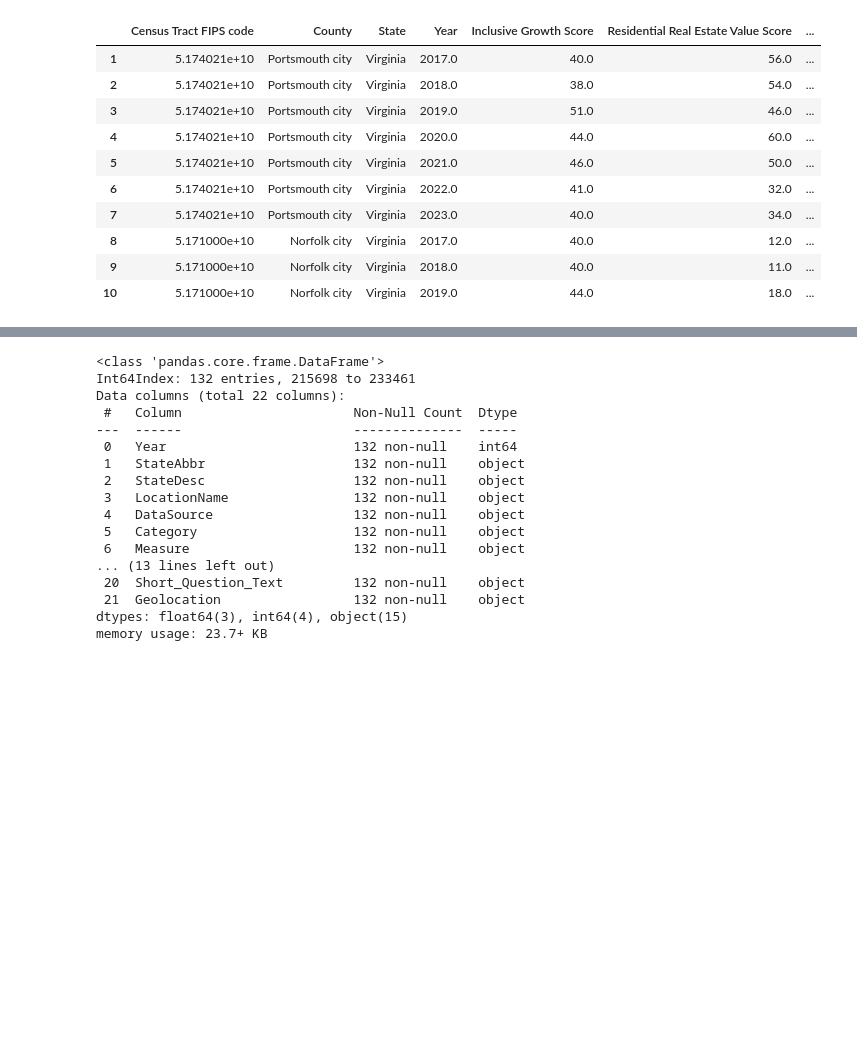
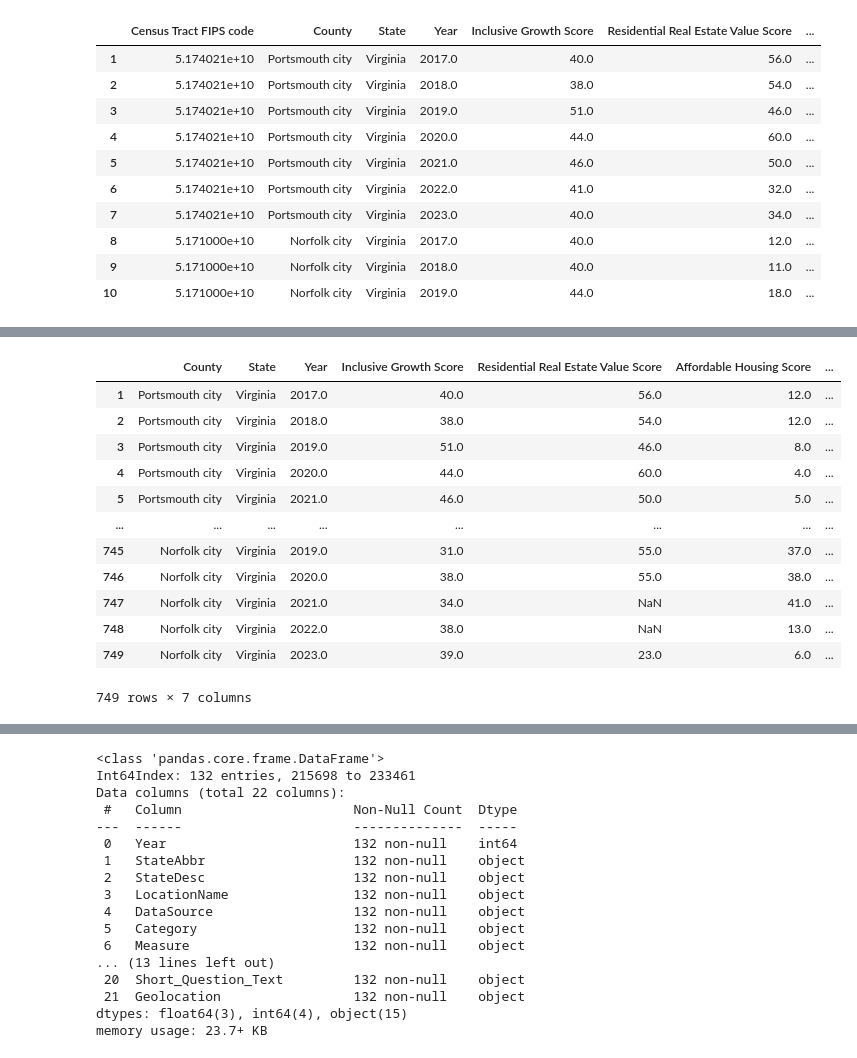
Before and after one commit to coreen-mullen/VikingStorm, a Jupyter notebook: VIKINGSTORM.ipynb, the cells around one changed output, grey strips where cells are left out. Drawn from its saved outputs; the diff is of its cells as text; code cells hidden in the pictures; blank space fills up the shorter version.

```diff
--- a/VIKINGSTORM.ipynb
+++ b/VIKINGSTORM.ipynb
@@ -56,0 +74,17 @@ IGS_data.head(10)
+# %%
+IGS_graph_data = IGS_data.drop('Census Tract FIPS code', axis = 1)
+IGS_graph_data
+# %% [output]
+|  | County | State | Year | Inclusive Growth Score | Residential Real Estate Value Score | Affordable Housing Score | ... |
+| 1 | Portsmouth city | Virginia | 2017.0 | 40.0 | 56.0 | 12.0 | ... |
+| 2 | Portsmouth city | Virginia | 2018.0 | 38.0 | 54.0 | 12.0 | ... |
+| 3 | Portsmouth city | Virginia | 2019.0 | 51.0 | 46.0 | 8.0 | ... |
+| 4 | Portsmouth city | Virginia | 2020.0 | 44.0 | 60.0 | 4.0 | ... |
+| 5 | Portsmouth city | Virginia | 2021.0 | 46.0 | 50.0 | 5.0 | ... |
+| ... | ... | ... | ... | ... | ... | ... | ... |
+| 745 | Norfolk city | Virginia | 2019.0 | 31.0 | 55.0 | 37.0 | ... |
+| 746 | Norfolk city | Virginia | 2020.0 | 38.0 | 55.0 | 38.0 | ... |
+| 747 | Norfolk city | Virginia | 2021.0 | 34.0 | NaN | 41.0 | ... |
+| 748 | Norfolk city | Virginia | 2022.0 | 38.0 | NaN | 13.0 | ... |
+| 749 | Norfolk city | Virginia | 2023.0 | 39.0 | 23.0 | 6.0 | ... |
+749 rows × 7 columns
```
Also changed, not shown: parts of 5 cells of this notebook.
